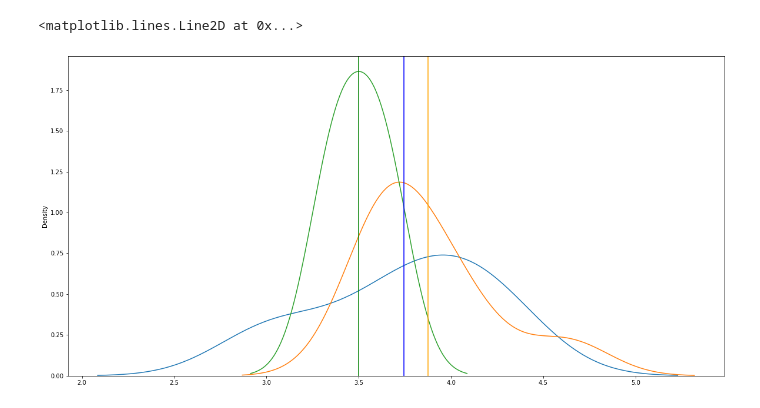
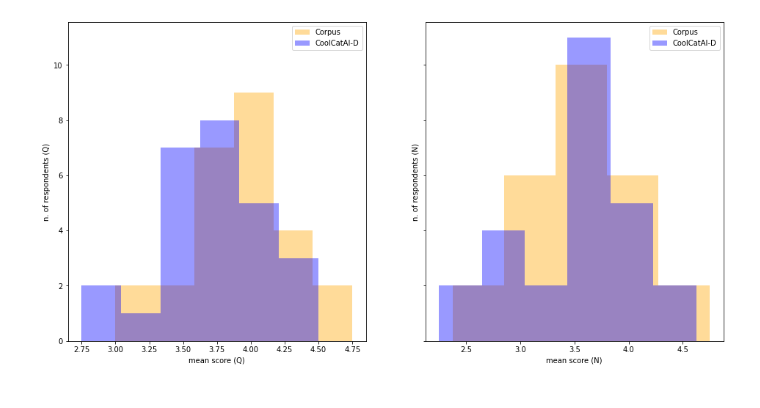
Before and after one commit to HikariNoMJ14/cool-cat-ai, a Jupyter notebook: src/notebooks/Subjective Eval Analysis.ipynb, the cells around one changed output. Drawn from its saved outputs; the diff is of its cells as text; code cells hidden in the pictures.

```diff
--- a/src/notebooks/Subjective Eval Analysis.ipynb
+++ b/src/notebooks/Subjective Eval Analysis.ipynb
@@ -5,7 +5,7 @@ import seaborn as sns
 from matplotlib import rcParams
 from matplotlib import pyplot as plt
 
-rcParams['figure.figsize'] = 20,10
+rcParams['figure.figsize'] = 16,8
 
 labels = pd.Series({
     1: True,
@@ -28,7 +28,7 @@ labels = pd.Series({
 
 idx = list(range(1,17))
 # %%
-df = pd.read_csv('/home/manu/Downloads/Thesis - Form Responses - Form responses 1.csv')
+df = pd.read_csv('/Users/manuelgiambi/Downloads/Thesis - Form Responses - Form responses 1.csv')
 
 df = df.iloc[:, [0]+[4,5,6,7,8]+list(range(14,len(df.columns)-12))]
 df = df.replace(to_replace=['Strongly Agree', 'Agree', 'Undecided', 'Disagree', 'Strongly Disagree'], value=[5,4,3,2,1])
@@ -74,12 +98,37 @@ nscores.index = idx
 # %%
-voting = df.filter(regex=("q[0-9]*")).mean(axis=1)
-# sns.kdeplot(x=voting[df['acquaintance'] =='low'])
-# sns.kdeplot(x=voting[df['acquaintance'] =='middle'])
-# sns.kdeplot(x=voting[df['acquaintance'] =='high'])
+q_voting = df.filter(regex=("q[0-9]+"))
+tot_q_voting = q_voting.mean(axis=1)
+h_q_voting = q_voting.iloc[:, labels.values].mean(axis=1)
+c_q_voting = q_voting.iloc[:, ~labels.values].mean(axis=1)
 
-# plt.axvline(x=voting[df['acquaintance'] == 'low'].mean(), color='blue')
-# plt.axvline(x=voting[df['acquaintance'] == 'middle'].mean(), color='orange')
-# plt.axvline(x=voting[df['acquaintance'] == 'high'].mean(), color='green')
+n_voting = df.filter(regex=("n[0-9]+"))
+tot_n_voting = n_voting.mean(axis=1)
+h_n_voting = n_voting.iloc[:, labels.values].mean(axis=1)
+c_n_voting = n_voting.iloc[:, ~labels.values].mean(axis=1)
+
+
+fig, (ax1, ax2) = plt.subplots(ncols=2, sharey=True)
+rcParams['figure.figsize'] = 10,5
+# sns.kdeplot(x=qvoting[df['acquaintance'] =='low'])
+# sns.kdeplot(x=qvoting[df['acquaintance'] =='middle'])
+# sns.kdeplot(x=qvoting[df['acquaintance'] =='high'])
+sns.distplot(x=h_q_voting, color='orange', ax=ax1, kde=False, label='Corpus')
+sns.distplot(x=c_q_voting, color='blue', ax=ax1, kde=False, label='CoolCatAI-D')
+ax1.set(xlabel='mean score (Q)', ylabel='n. of respondents (Q)')
+ax1.legend()
+
+ax2 = sns.distplot(x=h_n_voting, color='orange', ax=ax2, kde=False, label='Corpus')
+ax2 = sns.distplot(x=c_n_voting, color='blue', ax=ax2, kde=False, label='CoolCatAI-D')
+ax2.set(xlabel='mean score (N)', ylabel='n. of respondents (N)')
+ax2.legend()
+
+# plt.axvline(x=hqvoting[df['acquaintance'] == 'low'].mean(), color='yellowgreen')
+# plt.axvline(x=hqvoting[df['acquaintance'] == 'middle'].mean(), color='green')
+# plt.axvline(x=hqvoting[df['acquaintance'] == 'high'].mean(), color='darkgreen')
+# plt.axvline(x=cqvoting[df['acquaintance'] == 'low'].mean(), color='pink')
+# plt.axvline(x=cqvoting[df['acquaintance'] == 'middle'].mean(), color='red')
+# plt.axvline(x=cqvoting[df['acquaintance'] == 'high'].mean(), color='darkred')
+
+rcParams['figure.figsize'] = 16,8
 # %% [output]
-<matplotlib.lines.Line2D at 0x...>
-[figure, old version]
+[figure, new version]
```
Also changed, not shown: parts of 22 cells of this notebook, 1 other file.
